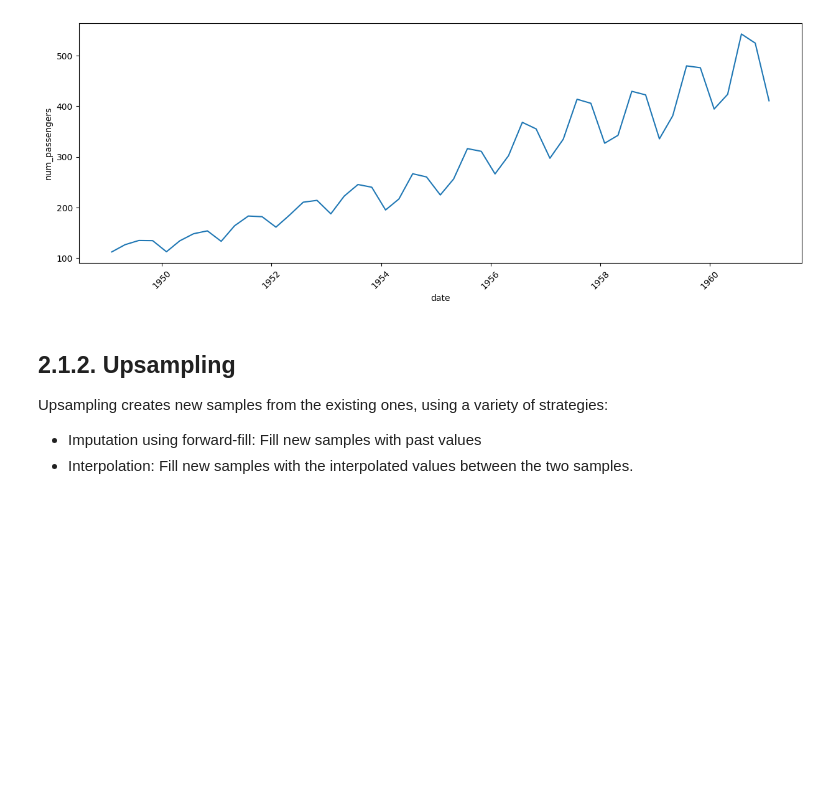
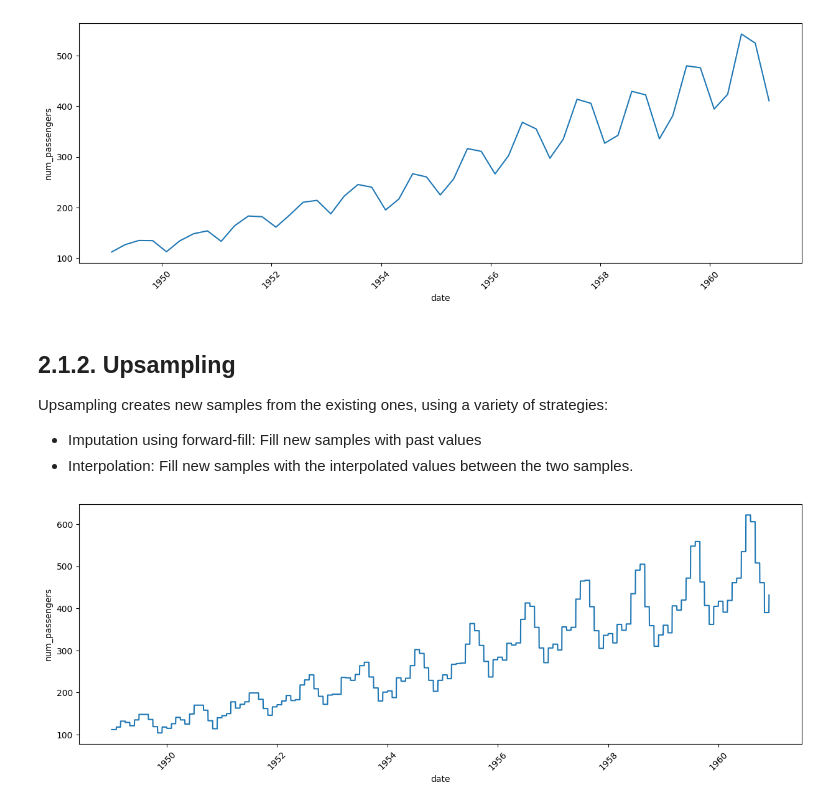
Before and after one commit to mcachosoblechero/DataHour-Intro-Time-Series, a Jupyter notebook: A-gentle-intro-to-time-series.ipynb, the cells around one changed output. Cells and saved outputs as stored; diff of their text form; code cells hidden in the pictures; blank space fills up the shorter version.

```diff
--- a/A-gentle-intro-to-time-series.ipynb
+++ b/A-gentle-intro-to-time-series.ipynb
@@ -178,3 +180,8 @@ plot_lineplot_time_series(air_passengers_downsampled, "date", "num_passengers")
 Upsampling creates new samples from the existing ones, using a variety of strategies:
 - Imputation using forward-fill: Fill new samples with past values
 - Interpolation: Fill new samples with the interpolated values between the two samples.
+# %%
+air_passengers_upsampled = air_passengers.set_index("date").resample('D').ffill().reset_index()
+plot_lineplot_time_series(air_passengers_upsampled, "date", "num_passengers")
+# %% [output]
+[figure, added]
```
Also changed, not shown: parts of 6 cells of this notebook.
